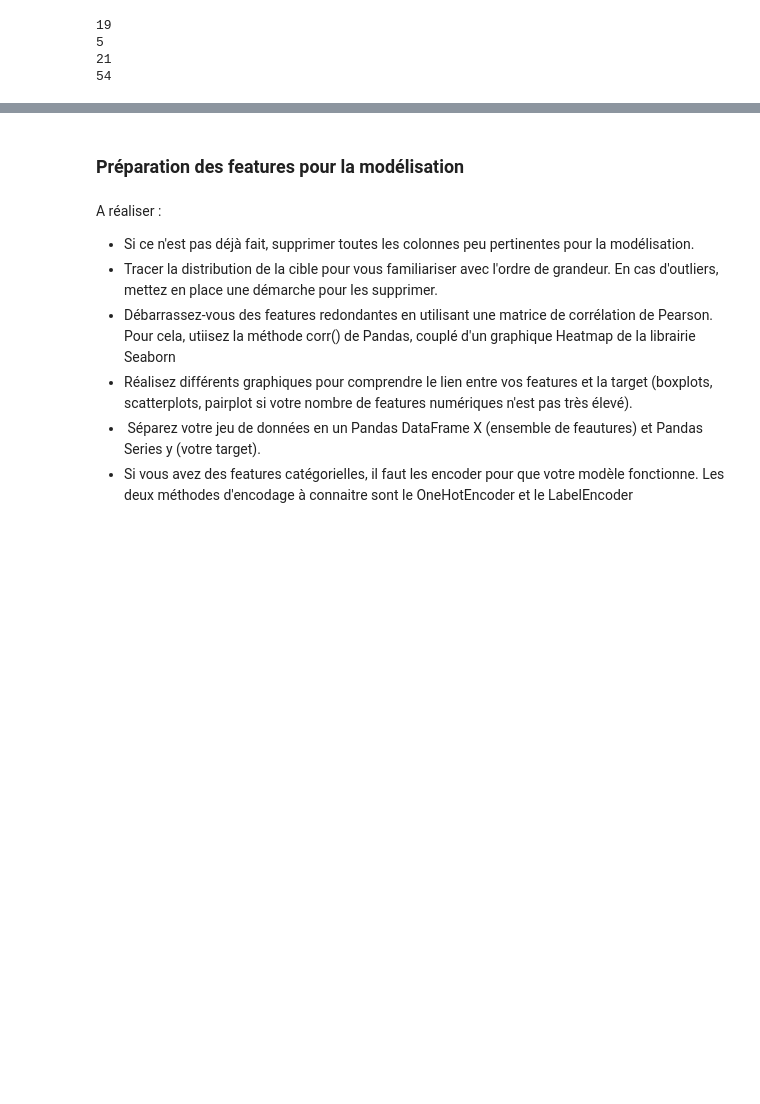
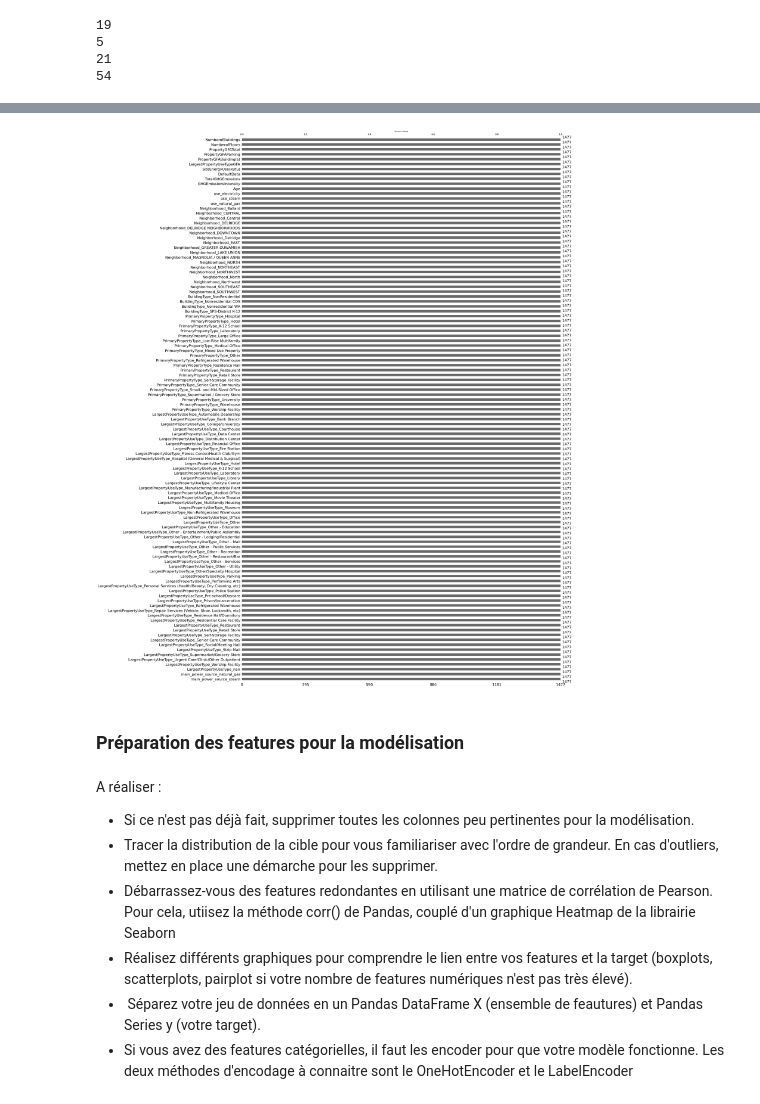
Before and after one commit to Soct/formation_OC, a Jupyter notebook: projet 3/P3_template_modelistation_supervisee_data_scientist.ipynb, the cells around one changed output, grey strips where cells are left out. Drawn from its saved outputs; the diff is of its cells as text; code cells hidden in the pictures; blank space fills up the shorter version.

```diff
--- a/projet 3/P3_template_modelistation_supervisee_data_scientist.ipynb
+++ b/projet 3/P3_template_modelistation_supervisee_data_scientist.ipynb
@@ -316,3 +318,11 @@ building_consumption_w_drop.head()
+# %%
+building_consumption_w_drop = building_consumption_w_drop.dropna(axis= 0, how='any')
+
+barchart = msno.bar(building_consumption_w_drop, sort="descending")
+barchart.set_title("Present values", fontsize=8)
+plt.show()
+# %% [output]
+[figure, added]
 # %% [markdown]
 ### Préparation des features pour la modélisation
 # %% [markdown]
```
Also changed, not shown: parts of 7 cells of this notebook, 1 other file.
